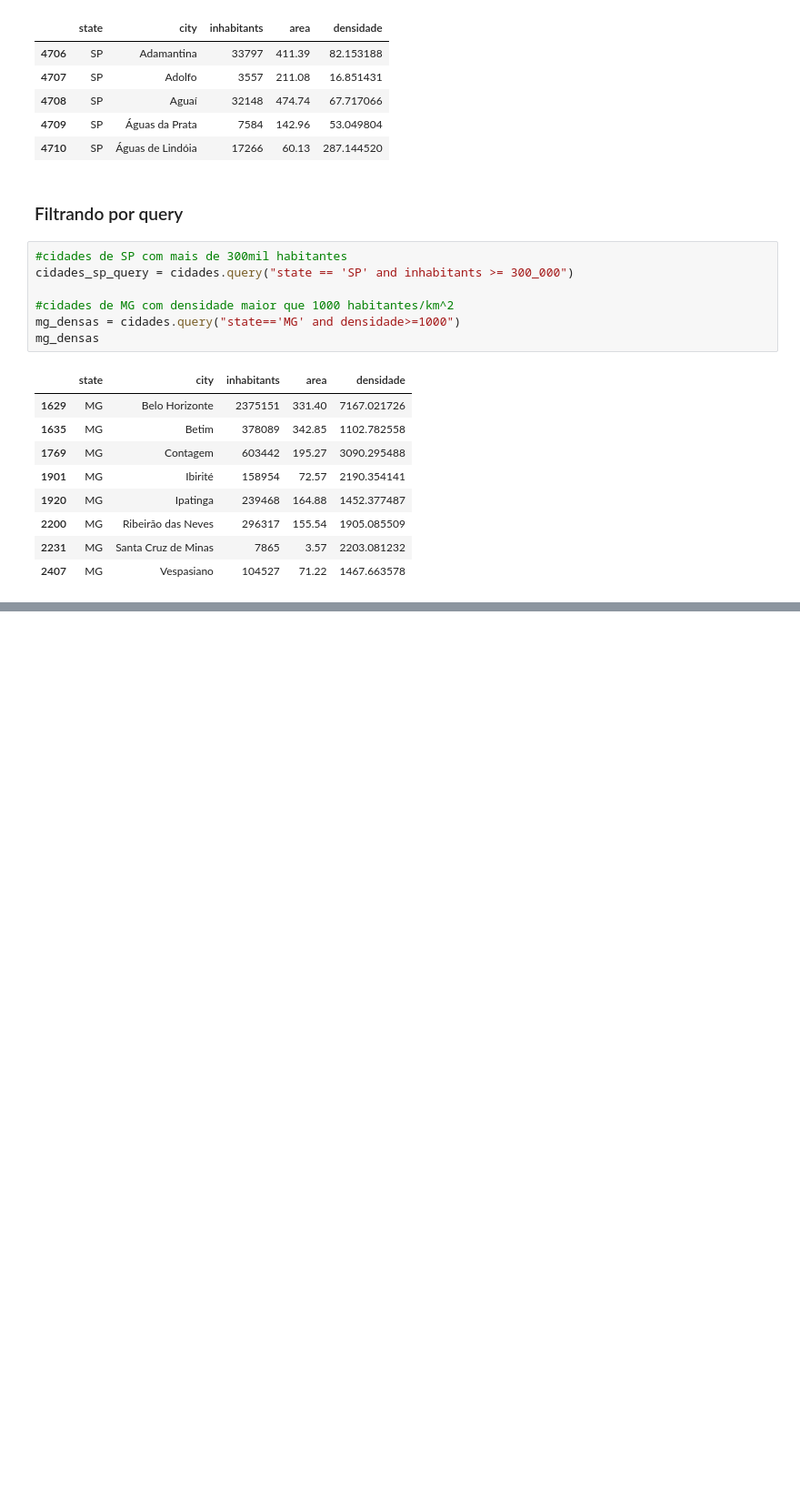
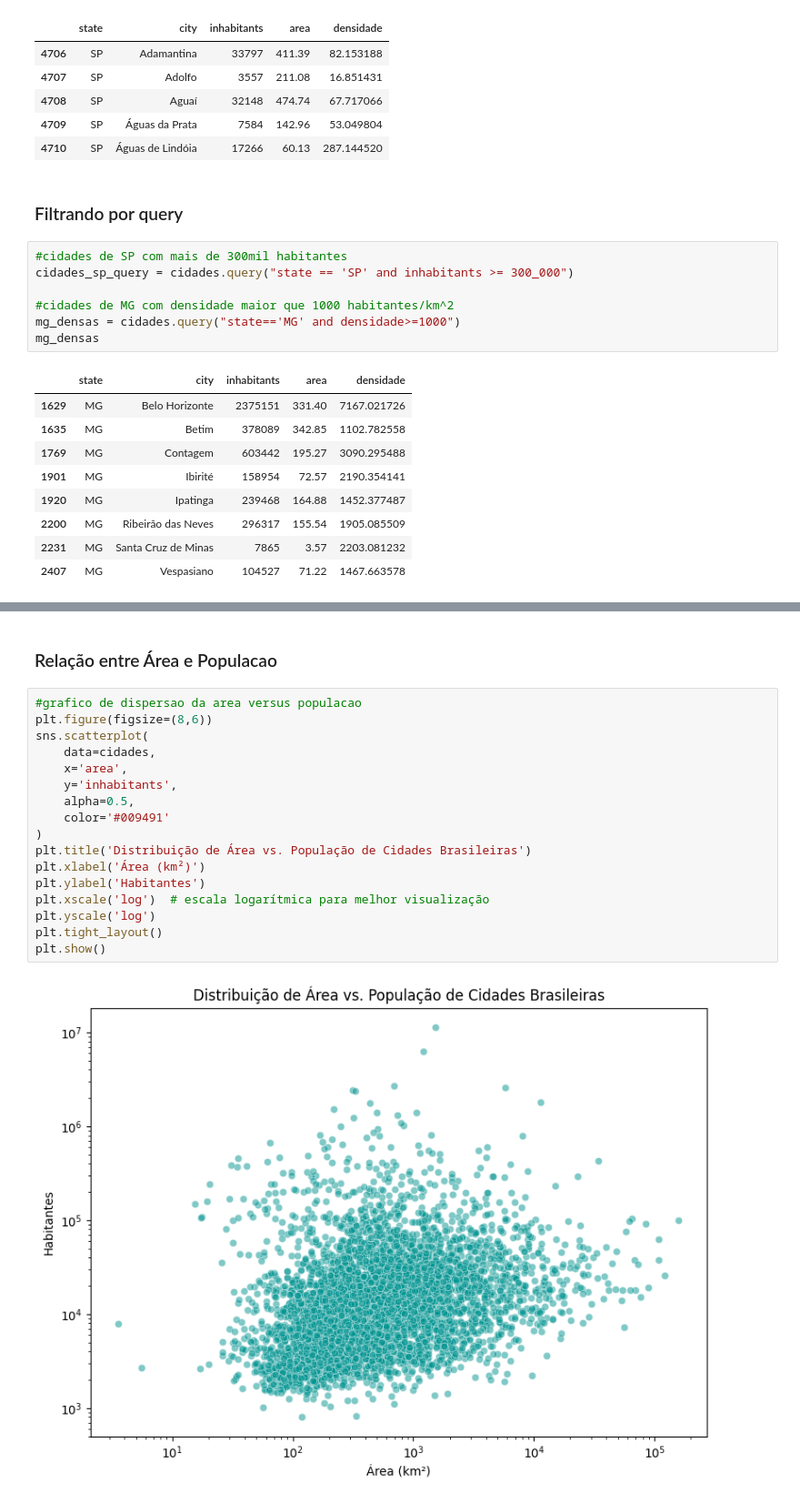
Before and after one commit to miqueias-ayron/Insper---Ciencia-de-Dados, a Jupyter notebook: notebooks/AULA_01.ipynb, the cells around one changed output, grey strips where cells are left out. Shown at 91% size. Saved outputs shown, nothing was run; the diff lists cells and outputs as text; blank space fills up the shorter version.

```diff
--- a/notebooks/AULA_01.ipynb
+++ b/notebooks/AULA_01.ipynb
@@ -94,0 +125,21 @@ mg_densas
+# %% [markdown]
+### Relação entre Área e Populacao
+# %%
+#grafico de dispersao da area versus populacao
+plt.figure(figsize=(8,6))
+sns.scatterplot(
+    data=cidades,
+    x='area',
+    y='inhabitants',
+    alpha=0.5,
+    color='#009491'
+)
+plt.title('Distribuição de Área vs. População de Cidades Brasileiras')
+plt.xlabel('Área (km²)')
+plt.ylabel('Habitantes')
+plt.xscale('log')  # escala logarítmica para melhor visualização
+plt.yscale('log')
+plt.tight_layout()
+plt.show()
+# %% [output]
+[figure, added]
```
Also changed, not shown: parts of 3 cells of this notebook.
